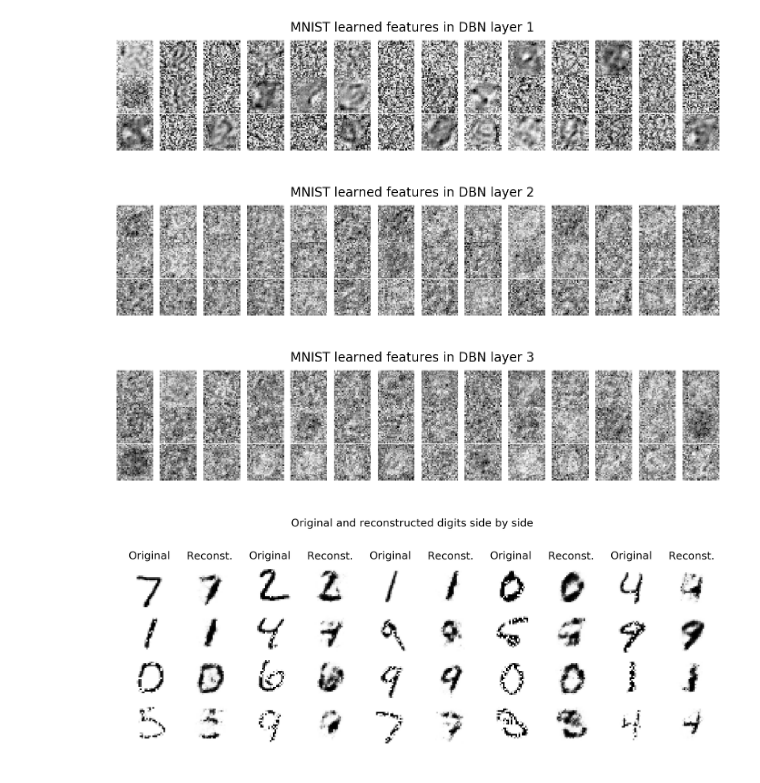
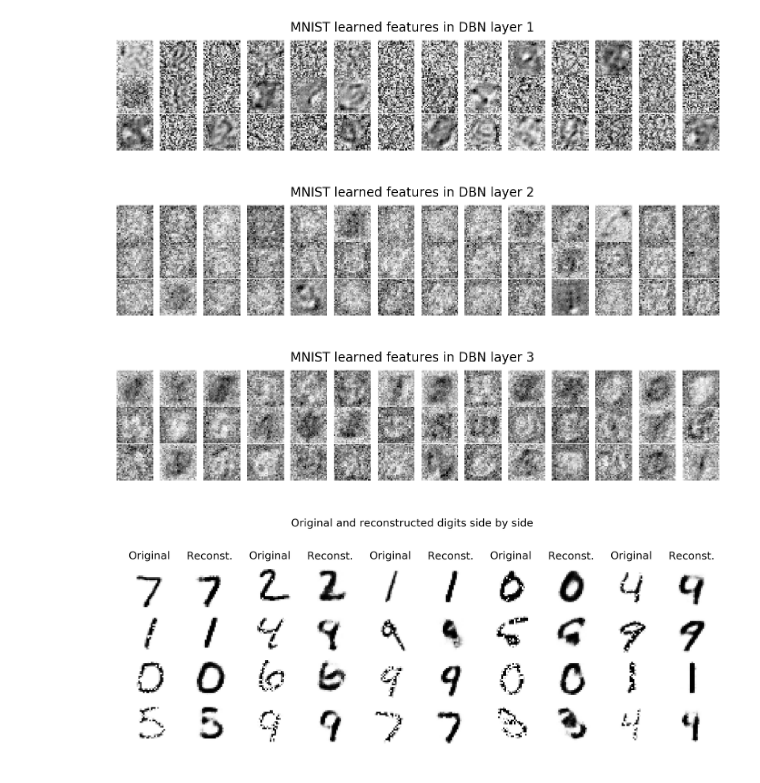
Before and after one commit to 2015xli/DBN, a Jupyter notebook: DBN.ipynb, the cells around one changed output. Drawn from its saved outputs; the diff is of its cells as text; code cells hidden in the pictures.

Commit message:
check in models

```diff
--- a/DBN.ipynb
+++ b/DBN.ipynb
@@ -197,29 +197,36 @@ def mult(tuple):
 # %%
 %run "RBM.ipynb"
 
 mnist_dbn = None
 if __name__ == "__main__" and '__file__' not in globals():
 
     np.seterr(all='raise')
     plt.close('all')
 
     v = (28,28); h1 = (20,25); h2 = (20,25); h3 = (1000,1)
 
+    #layers = [
+    #    (mult(h1), None), # (dimension, "model_file") of hidden layer 1
+    #    (mult(h2), None), # (dimension, "model_file") of hidden layer 2
+    #    (mult(h3), None)  # (dimension, "model_file") of hidden layer 3
+    #]
+
     layers = [
-        (mult(h1), "trained_models/mnist_rbm.784x500.epochs100"), # (dimension, "model_file") of hidden layer 1
-        (mult(h2), None), # (dimension, "model_file") of hidden layer 2
-        (mult(h3), None)  # (dimension, "model_file") of hidden layer 3
+        (mult(h1), "trained_models/mnist_rbm.784x500.epochs100"), # hidden layer 1
+        (mult(h2), "trained_models/mnist.dbn.layer3-2.epochs100.500x500"),
+        (mult(h3), "trained_models/mnist.dbn.layer3-3.epochs100.500x1000")
     ]
+
 
     #set_trace()
     mnist_dbn = MNIST_DBN(mult(v), layers, "../convolution-network")
     mnist_dbn.train(train_size=1000, n_epoch=10, batch_size=10,)
 
     feature_shapes = (v, h1, h2)
-    mnist_dbn.dbn.show_features(feature_shapes, 14*2)
+    mnist_dbn.dbn.show_features(feature_shapes, 14*3)
     mnist_dbn.test_reconstruct(20)
 # %% [output]
 [figure]
-[figure, old version]
+[figure, new version]
-[figure, old version]
+[figure, new version]
-[figure, old version]
+[figure, new version]
```
Also changed, not shown: parts of 1 cell of this notebook, 6 other files.
